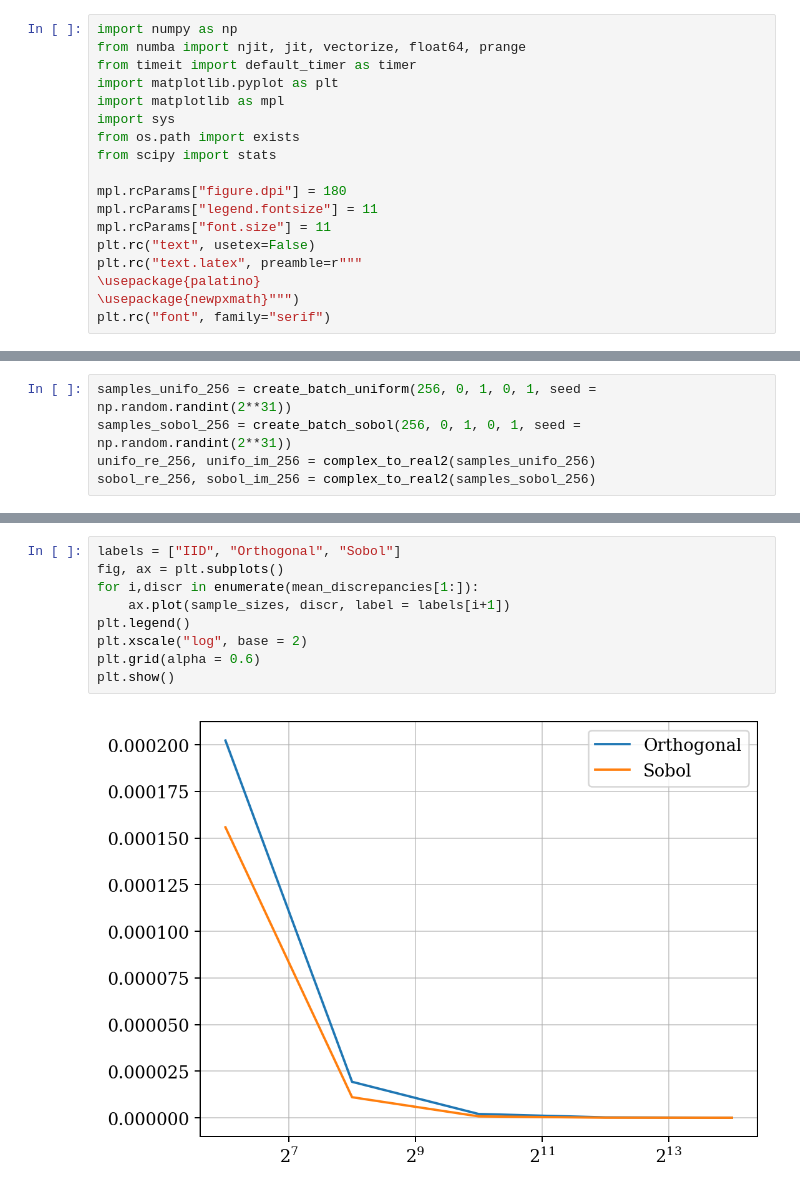
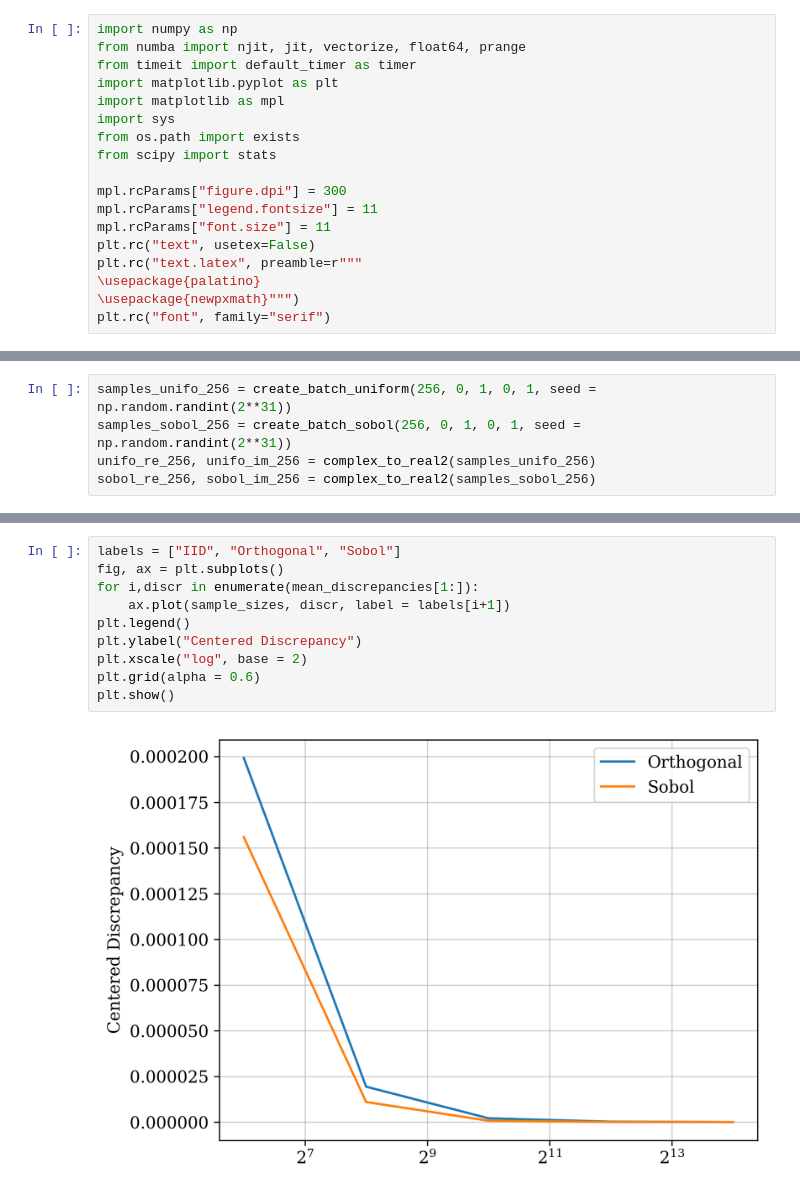
Before and after one commit to loonatick-src/stochastic-sim-1, a Jupyter notebook: sobol_plots.ipynb, the cells around one changed output, grey strips where cells are left out. Saved outputs shown, nothing was run; the diff lists cells and outputs as text.

```diff
--- a/sobol_plots.ipynb
+++ b/sobol_plots.ipynb
@@ -8,7 +8,7 @@ import sys
 from os.path import exists
 from scipy import stats
 
-mpl.rcParams["figure.dpi"] = 180
+mpl.rcParams["figure.dpi"] = 300
 mpl.rcParams["legend.fontsize"] = 11
 mpl.rcParams["font.size"] = 11
 plt.rc("text", usetex=False)
@@ -279,11 +280,12 @@ for i, bgen in enumerate(batch_generators):
 # %%
 labels = ["IID", "Orthogonal", "Sobol"]
 fig, ax = plt.subplots()
 for i,discr in enumerate(mean_discrepancies[1:]):
     ax.plot(sample_sizes, discr, label = labels[i+1])
 plt.legend()
+plt.ylabel("Centered Discrepancy")
 plt.xscale("log", base = 2)
 plt.grid(alpha = 0.6)
 plt.show()
 # %% [output]
-[figure, old version]
+[figure, new version]
```
Also changed, not shown: parts of 3 cells of this notebook.
